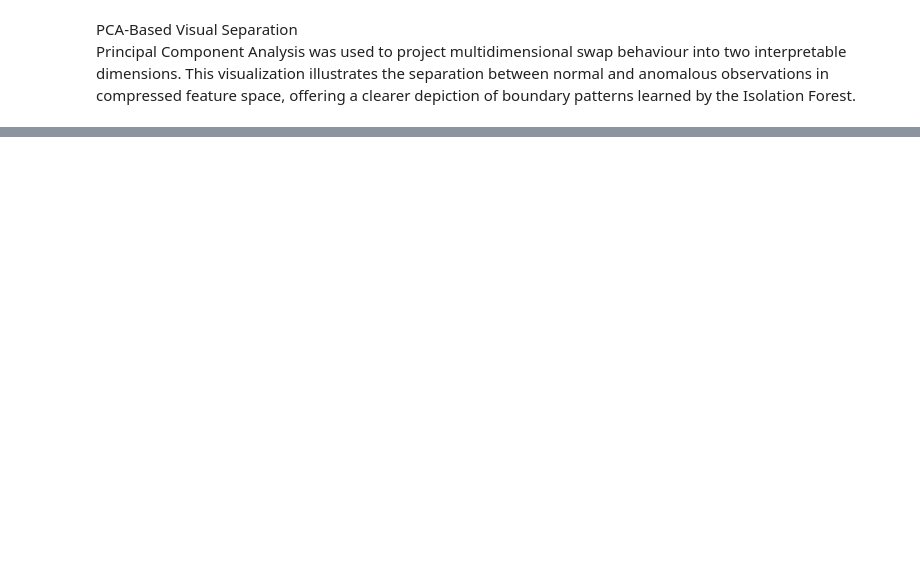
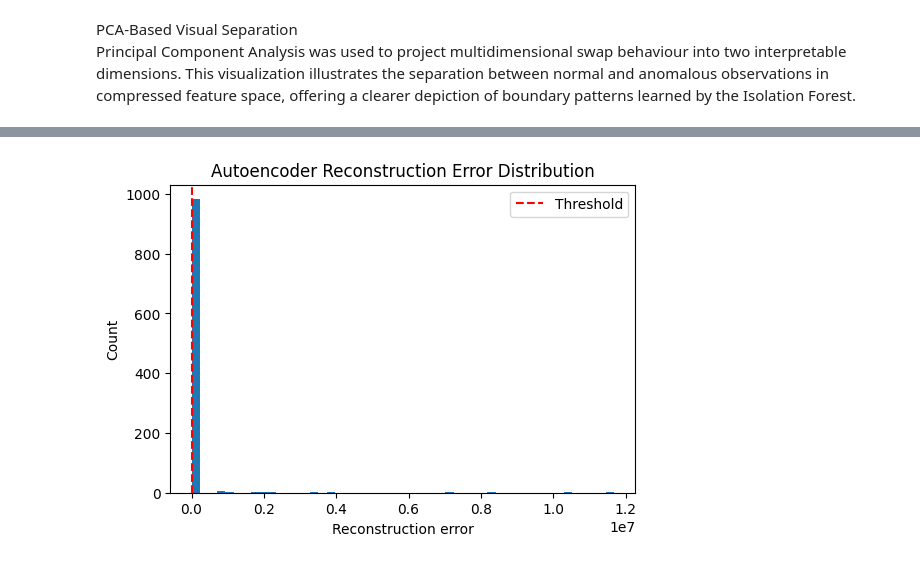
Before and after one commit to minaozdogan/Blockchain-Smart-Contract-Transaction-Anomaly-Detection-Project, a Jupyter notebook: notebooks/data_collection.ipynb, the cells around one changed output, grey strips where cells are left out. Cells and saved outputs as stored; diff of their text form; code cells hidden in the pictures; blank space fills up the shorter version.

Commit message:
autoencoder

```diff
--- a/notebooks/data_collection.ipynb
+++ b/notebooks/data_collection.ipynb
@@ -743,0 +850,12 @@ plt.show()
+# %%
+# Reconstruct all samples
+reconstructions = autoencoder.predict(X_ae)
+
+# Mean squared reconstruction error per transaction
+reconstruction_error = np.mean(
+    np.square(reconstructions - X_ae),
+    axis=1
+)
+
+data_scaled["ae_error"] = reconstruction_error
+print(data_scaled["ae_error"].describe())
@@ -743,0 +873,17 @@ plt.show()
+# %%
+# 95th percentile as anomaly threshold
+threshold = np.percentile(reconstruction_error, 95)
+print("Autoencoder threshold (95th percentile):", threshold)
+
+# -1 = anomaly, 1 = normal (same convention as Isolation Forest)
+data_scaled["ae_anomaly"] = np.where(
+    data_scaled["ae_error"] > threshold,
+    -1,
+    1
+)
+
+ae_anomaly_count = (data_scaled["ae_anomaly"] == -1).sum()
+ae_normal_count  = (data_scaled["ae_anomaly"] == 1).sum()
+
+print("Autoencoder anomalies:", ae_anomaly_count)
+print("Autoencoder normal   :", ae_normal_count)
@@ -743,0 +921,13 @@ plt.show()
+# %%
+import matplotlib.pyplot as plt
+
+plt.figure(figsize=(6,4))
+plt.hist(data_scaled["ae_error"], bins=50)
+plt.axvline(threshold, color="red", linestyle="--", label="Threshold")
+plt.title("Autoencoder Reconstruction Error Distribution")
+plt.xlabel("Reconstruction error")
+plt.ylabel("Count")
+plt.legend()
+plt.show()
+# %% [output]
+[figure, added]
```
Also changed, not shown: parts of 12 cells of this notebook.
